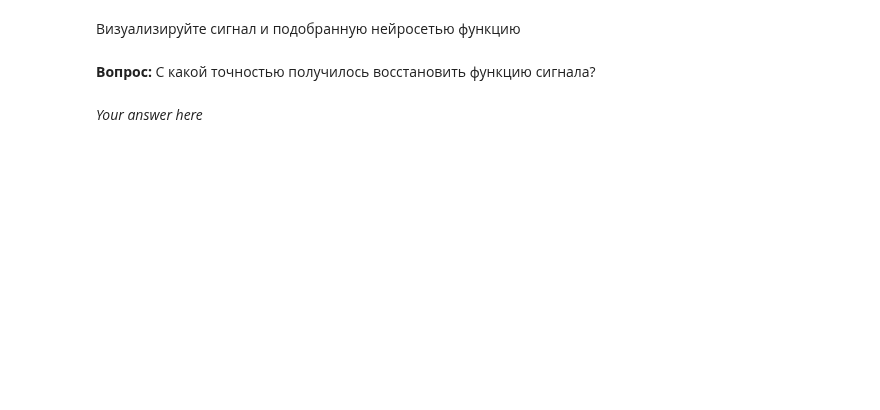
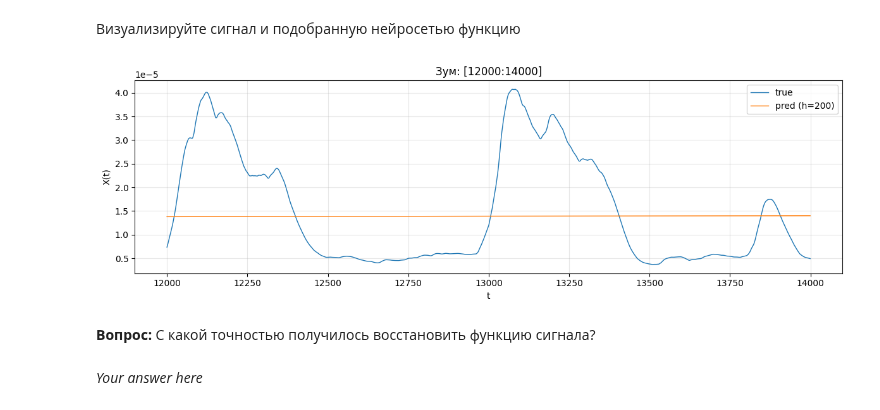
Before and after one commit to Saharochekl/FSR_ML, a Jupyter notebook: hometasks/Theme 10/Sem10_01.ipynb, the cells around one changed output. Drawn from its saved outputs; the diff is of its cells as text; code cells hidden in the pictures; blank space fills up the shorter version.

```diff
--- a/hometasks/Theme 10/Sem10_01.ipynb
+++ b/hometasks/Theme 10/Sem10_01.ipynb
@@ -497,3 +523,16 @@ print("best hidden_size =", best_h, "| test_mse =", test_mse[best_h])
+# %%
+i0, i1 = 12000, 14000  # поменяй на любой отрезок
+plt.figure(figsize=(12, 4))
+plt.plot(t[i0:i1], x[i0:i1], label="true", linewidth=1)
+plt.plot(t[i0:i1], pred_all[i0:i1], label=f"pred (h={best_h})", linewidth=1)
+plt.title(f"Зум: [{i0}:{i1}]")
+plt.xlabel("t"); plt.ylabel("X(t)")
+plt.grid(True, alpha=0.3)
+plt.legend()
+plt.tight_layout()
+plt.show()
+# %% [output]
+[figure, added]
 # %%
 # предсказание на всей сетке t (в исходном порядке)
 best_model.eval()
```
Also changed, not shown: parts of 11 cells of this notebook.
